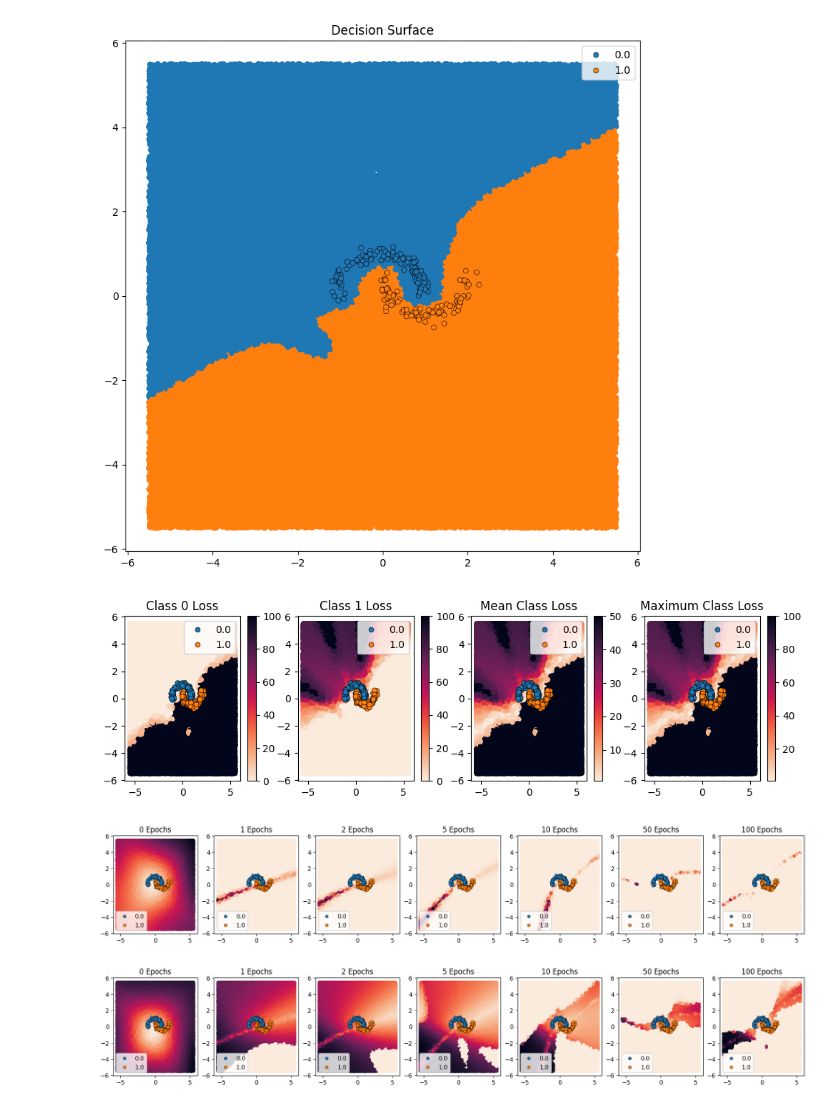
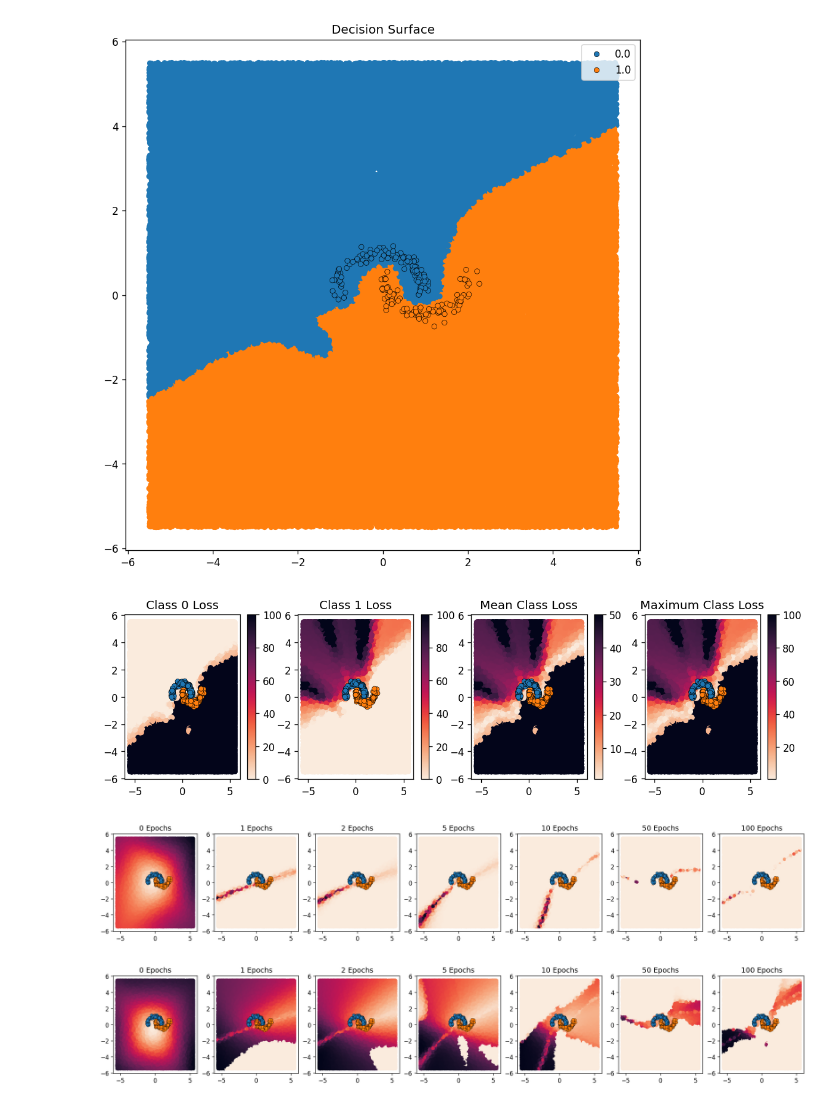
Before and after one commit to ngruenefeld/gradient_uncertainty_poc, a Jupyter notebook: gradient_uncertainty.ipynb, the cells around one changed output. Saved outputs shown, nothing was run; the diff lists cells and outputs as text; code cells hidden in the pictures.

Commit message:
plotting style

```diff
--- a/gradient_uncertainty.ipynb
+++ b/gradient_uncertainty.ipynb
@@ -10,8 +10,8 @@ import seaborn as sns
 from sklearn.datasets import make_blobs, make_moons
 from sklearn.model_selection import train_test_split
 # %%
-plt.rcParams["figure.dpi"] = 100
-plot_size = 16
+plt.rcParams["figure.dpi"] = 120
+plot_size = 9
 # %%
 viz_samples = 100000
 viz_dotsize = 125
@@ -88,7 +88,9 @@ def draw_grad_norm_grid(
     title=None,
     palette="rocket_r",
     cbar=False,
+    class_labels=True,
 ):
+    legend = None if not class_labels else "full"
     sns.scatterplot(
         x=viz_x.T[0],
         y=viz_x.T[1],
@@ -102,9 +104,16 @@ def draw_grad_norm_grid(
         ax=ax,
     )
     sns.scatterplot(
-        x=test_x.T[0], y=test_x.T[1], hue=test_y, edgecolor="black", s=dotsize, ax=ax
+        x=test_x.T[0],
+        y=test_x.T[1],
+        hue=test_y,
+        edgecolor="black",
+        legend=legend,
+        s=dotsize,
+        ax=ax,
     )
-    ax.get_legend().set_title(None)
+    if legend:
+        ax.get_legend().set_title(None)
     ax.set_ylabel(None)
     ax.set_xlabel(None)
 
@@ -230,36 +239,40 @@ draw_grad_norm_grid(
     axs[0],
     title="Class 0 Loss",
     cbar=True,
+    class_labels=False,
 )
 draw_grad_norm_grid(
     test_x,
     y_hat.T[0].round(),
     viz_x,
     viz_loss_1,
     axs[1],
     title="Class 1 Loss",
     cbar=True,
+    class_labels=False,
 )
 draw_grad_norm_grid(
     test_x,
     y_hat.T[0].round(),
     viz_x,
     viz_loss_avg,
     axs[2],
     title="Mean Class Loss",
     cbar=True,
+    class_labels=False,
 )
 draw_grad_norm_grid(
     test_x,
     y_hat.T[0].round(),
     viz_x,
     viz_loss_max,
     axs[3],
     title="Maximum Class Loss",
     cbar=True,
+    class_labels=False,
 )
 # %% [output]
-[figure, old version]
+[figure, new version]
 # %%
 fig, axs = plt.subplots(
     1, len(grad_norm_grids), figsize=(len(grad_norm_grids) * plot_size, plot_size)
@@ -272,9 +285,10 @@ for i, checkpoint in enumerate(grad_norm_grids):
         grad_norm_grids[checkpoint],
         axs[i],
         title=f"{checkpoint} Epochs",
+        class_labels=False,
     )
 # %% [output]
-[figure, old version]
+[figure, new version]
 # %%
 fig, axs = plt.subplots(
     1, len(grad_flip_norm_grids), figsize=(len(grad_flip_norm_grids) * plot_size, plot_size)
@@ -287,6 +301,7 @@ for i, checkpoint in enumerate(grad_flip_norm_grids):
         grad_flip_norm_grids[checkpoint],
         axs[i],
         title=f"{checkpoint} Epochs",
+        class_labels=False,
     )
 # %% [output]
-[figure, old version]
+[figure, new version]
```
